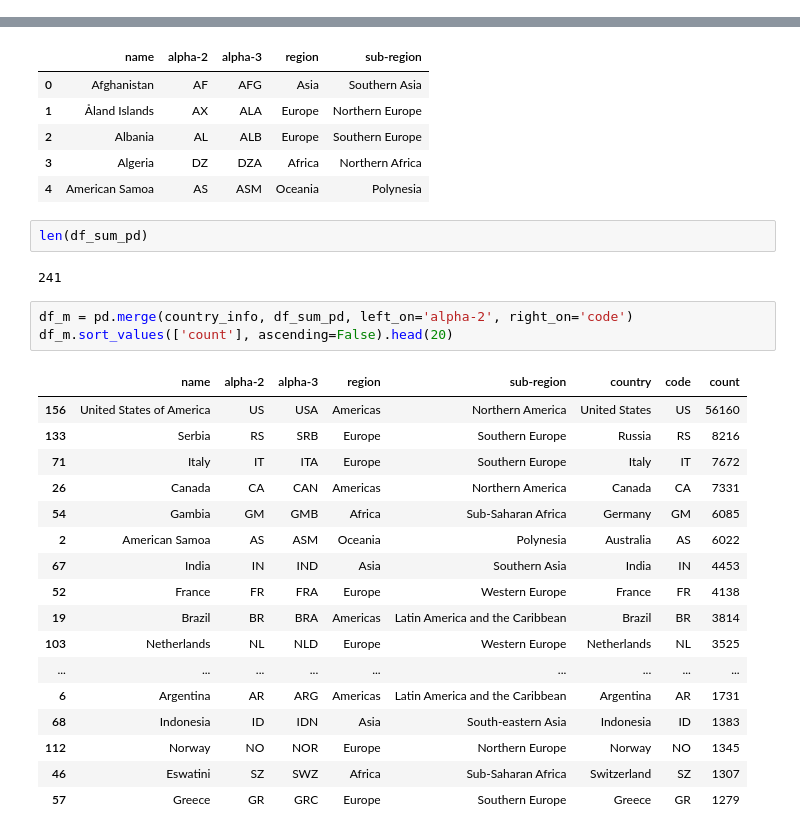
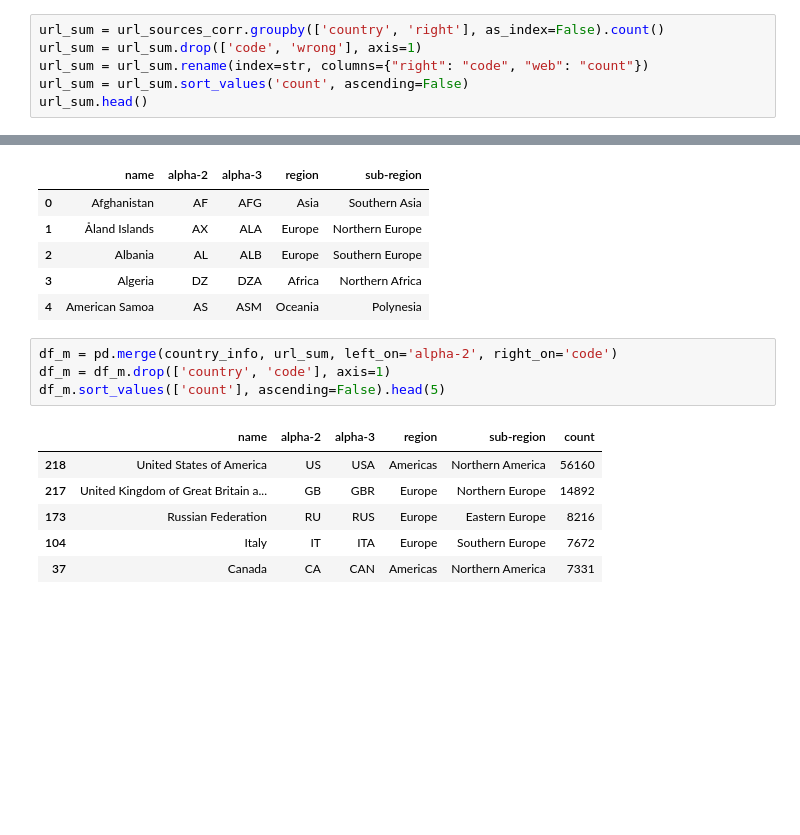
Before and after one commit to Abranchini/ADA_Project, a Jupyter notebook: src/domains.ipynb, the cells around one changed output, grey strips where cells are left out. Saved outputs shown, nothing was run; the diff lists cells and outputs as text; blank space fills up the shorter version.

Commit message:
country codes solved, news sources plotted on a map

```diff
--- a/src/domains.ipynb
+++ b/src/domains.ipynb
@@ -35,0 +46,6 @@ df_sum_pd.head(10)
+# %%
+url_sum = url_sources_corr.groupby(['country', 'right'], as_index=False).count()
+url_sum = url_sum.drop(['code', 'wrong'], axis=1)
+url_sum = url_sum.rename(index=str, columns={"right": "code", "web": "count"})
+url_sum = url_sum.sort_values('count', ascending=False)
+url_sum.head()
@@ -44,28 +67,14 @@ country_info.head(5)
 | 2 | Albania | AL | ALB | Europe | Southern Europe |
 | 3 | Algeria | DZ | DZA | Africa | Northern Africa |
 | 4 | American Samoa | AS | ASM | Oceania | Polynesia |
-# %%
-len(df_sum_pd)
-# %% [output]
-241
 # %%
-df_m = pd.merge(country_info, df_sum_pd, left_on='alpha-2', right_on='code')
-df_m.sort_values(['count'], ascending=False).head(20)
+df_m = pd.merge(country_info, url_sum, left_on='alpha-2', right_on='code')
+df_m = df_m.drop(['country', 'code'], axis=1)
+df_m.sort_values(['count'], ascending=False).head(5)
 # %% [output]
-|  | name | alpha-2 | alpha-3 | region | sub-region | country | code | count |
-| 156 | United States of America | US | USA | Americas | Northern America | United States | US | 56160 |
-| 133 | Serbia | RS | SRB | Europe | Southern Europe | Russia | RS | 8216 |
-| 71 | Italy | IT | ITA | Europe | Southern Europe | Italy | IT | 7672 |
-| 26 | Canada | CA | CAN | Americas | Northern America | Canada | CA | 7331 |
-| 54 | Gambia | GM | GMB | Africa | Sub-Saharan Africa | Germany | GM | 6085 |
-| 2 | American Samoa | AS | ASM | Oceania | Polynesia | Australia | AS | 6022 |
-| 67 | India | IN | IND | Asia | Southern Asia | India | IN | 4453 |
-| 52 | France | FR | FRA | Europe | Western Europe | France | FR | 4138 |
-| 19 | Brazil | BR | BRA | Americas | Latin America and the Caribbean | Brazil | BR | 3814 |
-| 103 | Netherlands | NL | NLD | Europe | Western Europe | Netherlands | NL | 3525 |
-| ... | ... | ... | ... | ... | ... | ... | ... | ... |
-| 6 | Argentina | AR | ARG | Americas | Latin America and the Caribbean | Argentina | AR | 1731 |
-| 68 | Indonesia | ID | IDN | Asia | South-eastern Asia | Indonesia | ID | 1383 |
-| 112 | Norway | NO | NOR | Europe | Northern Europe | Norway | NO | 1345 |
-| 46 | Eswatini | SZ | SWZ | Africa | Sub-Saharan Africa | Switzerland | SZ | 1307 |
-| 57 | Greece | GR | GRC | Europe | Southern Europe | Greece | GR | 1279 |
+|  | name | alpha-2 | alpha-3 | region | sub-region | count |
+| 218 | United States of America | US | USA | Americas | Northern America | 56160 |
+| 217 | United Kingdom of Great Britain a... | GB | GBR | Europe | Northern Europe | 14892 |
+| 173 | Russian Federation | RU | RUS | Europe | Eastern Europe | 8216 |
+| 104 | Italy | IT | ITA | Europe | Southern Europe | 7672 |
+| 37 | Canada | CA | CAN | Americas | Northern America | 7331 |
```
Also changed, not shown: parts of 7 cells of this notebook.
